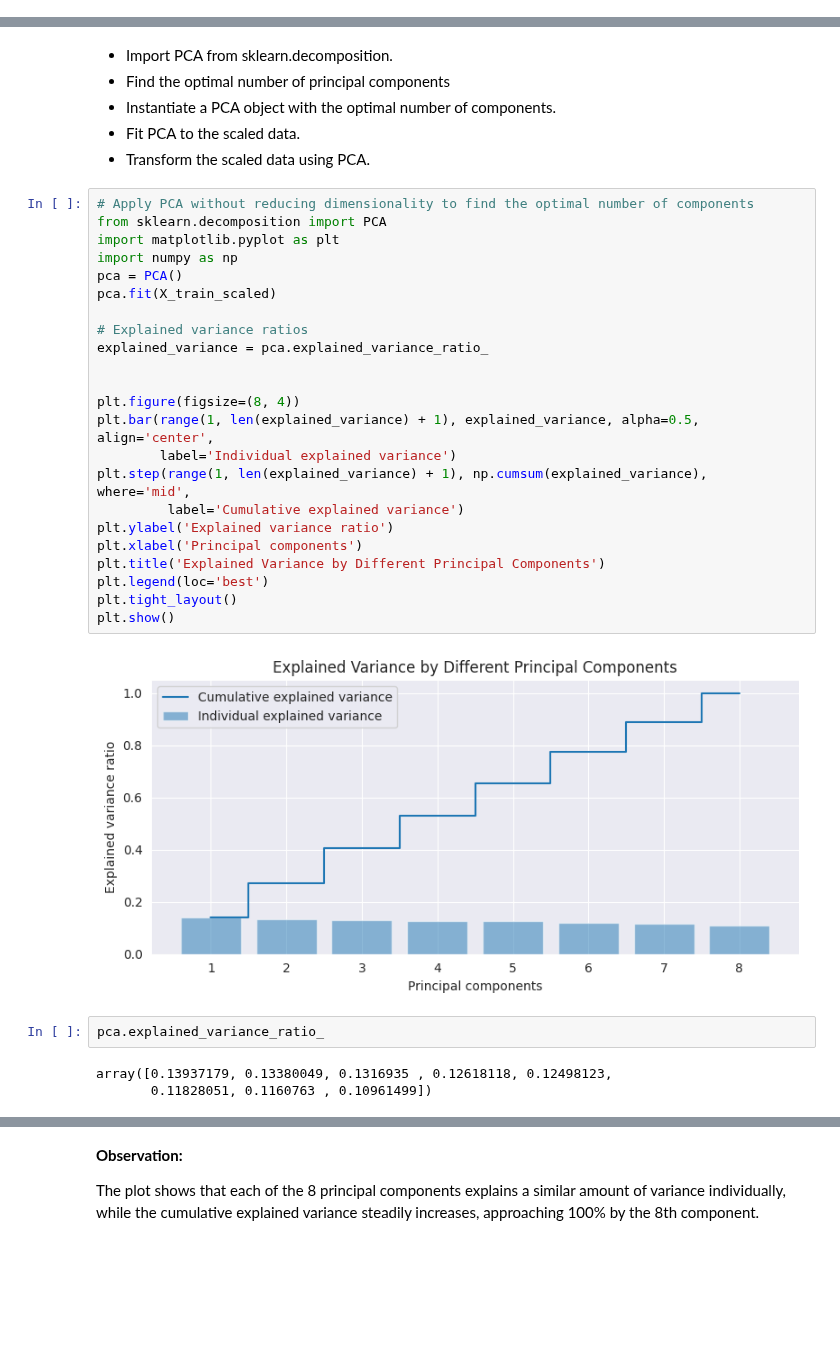
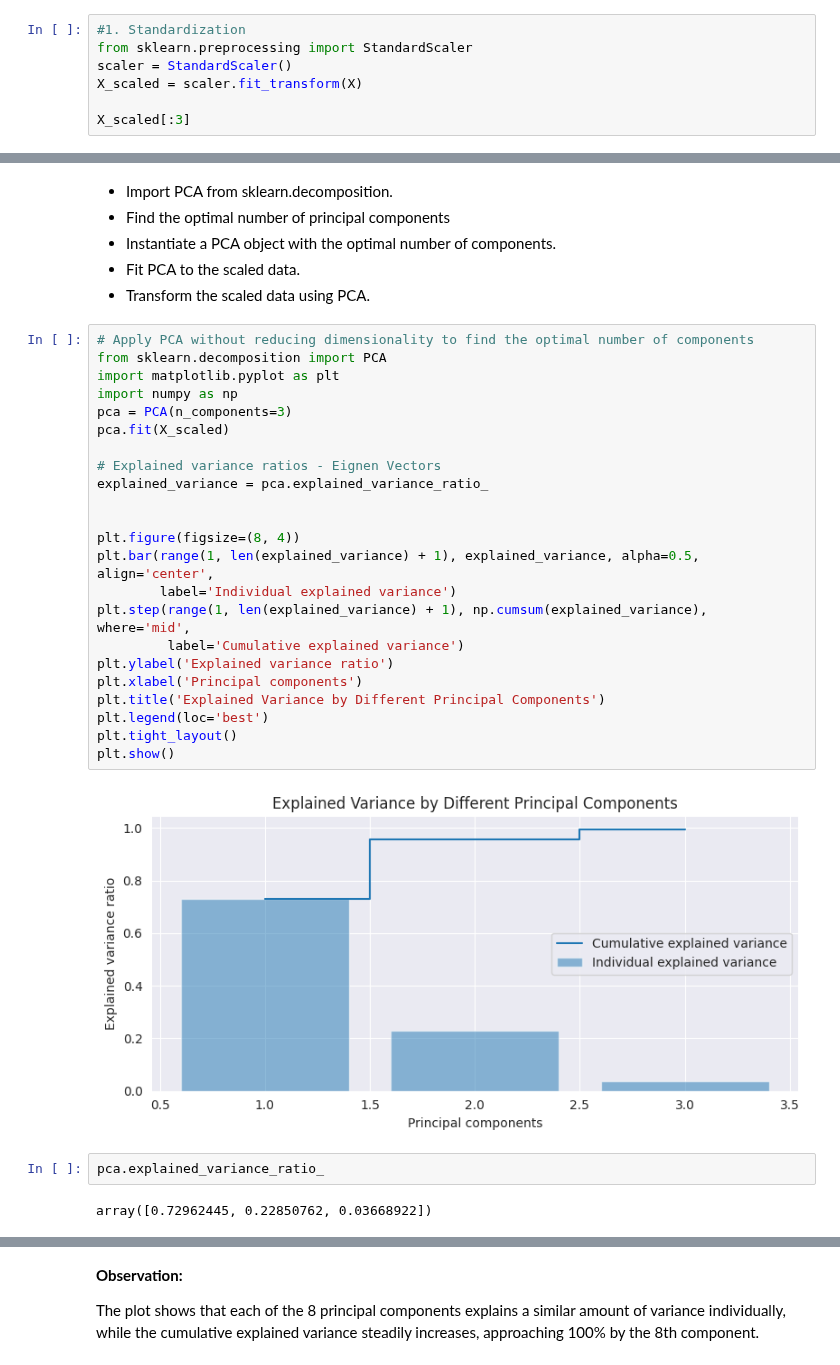
Before and after one commit to shubha95/python, a Jupyter notebook: Machine Learning/Instructor_Slides_and_Notebooks/Lesson_06_Unsupervised_Learning_Algorithms/6.2_Unsupervised_Learning_Algorithms.ipynb, the cells around one changed output, grey strips where cells are left out. Saved outputs shown, nothing was run; the diff lists cells and outputs as text; blank space fills up the shorter version.

```diff
--- a/Machine Learning/Instructor_Slides_and_Notebooks/Lesson_06_Unsupervised_Learning_Algorithms/6.2_Unsupervised_Learning_Algorithms.ipynb
+++ b/Machine Learning/Instructor_Slides_and_Notebooks/Lesson_06_Unsupervised_Learning_Algorithms/6.2_Unsupervised_Learning_Algorithms.ipynb
@@ -133,3 +133,10 @@ in the transformation $Av$ = ${\lambda}v$, indicating how much the eigenvector i
 3. Compute the eigenvectors and eigenvalues of the covariance matrix to identify the principal components
 4. Create a Feature vector
 5. Recasting data along the principal component axes
+# %%
+#1. Standardization
+from sklearn.preprocessing import StandardScaler
+scaler = StandardScaler()
+X_scaled = scaler.fit_transform(X)
+
+X_scaled[:3]
@@ -258,33 +344,32 @@ Apply the PCA
 # %%
 # Apply PCA without reducing dimensionality to find the optimal number of components
 from sklearn.decomposition import PCA
 import matplotlib.pyplot as plt
 import numpy as np
-pca = PCA()
-pca.fit(X_train_scaled)
+pca = PCA(n_components=3)
+pca.fit(X_scaled)
 
-# Explained variance ratios
+# Explained variance ratios - Eignen Vectors
 explained_variance = pca.explained_variance_ratio_
 
 
 plt.figure(figsize=(8, 4))
 plt.bar(range(1, len(explained_variance) + 1), explained_variance, alpha=0.5, align='center',
         label='Individual explained variance')
 plt.step(range(1, len(explained_variance) + 1), np.cumsum(explained_variance), where='mid',
          label='Cumulative explained variance')
 plt.ylabel('Explained variance ratio')
 plt.xlabel('Principal components')
 plt.title('Explained Variance by Different Principal Components')
 plt.legend(loc='best')
 plt.tight_layout()
 plt.show()
 # %% [output]
-[figure, old version]
+[figure, new version]
 # %%
 pca.explained_variance_ratio_
 # %% [output]
-array([0.13937179, 0.13380049, 0.1316935 , 0.12618118, 0.12498123,
-       0.11828051, 0.1160763 , 0.10961499])
+array([0.72962445, 0.22850762, 0.03668922])
 # %%
 pca.explained_variance_
 # %% [output]
```
Also changed, not shown: parts of 49 cells of this notebook, 11 other files.
